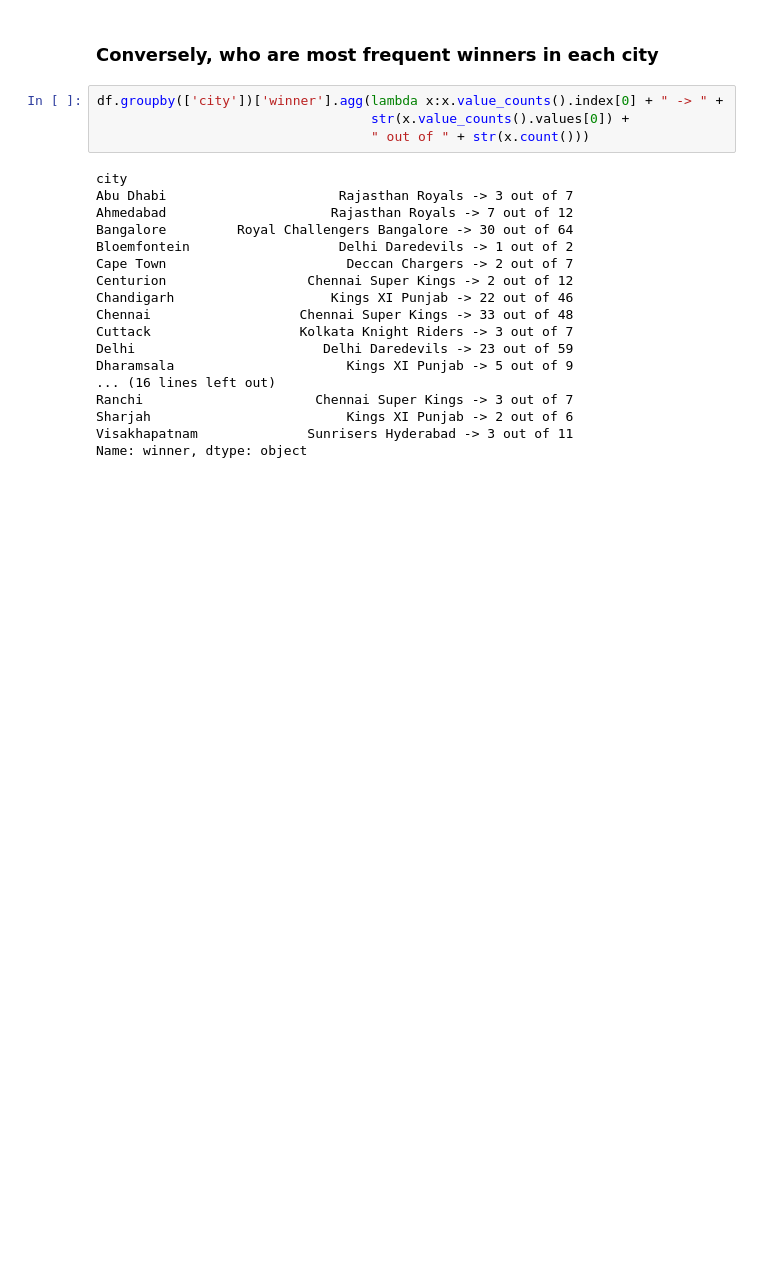
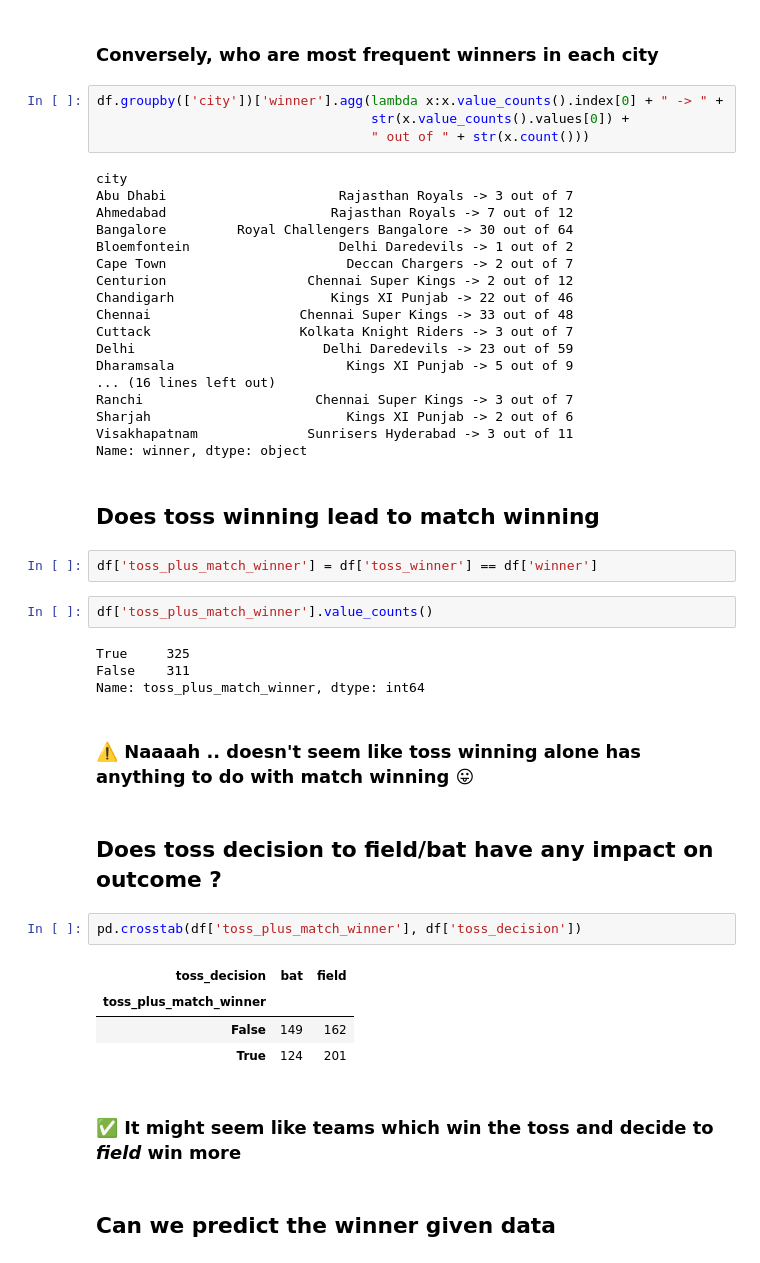
Before and after one commit to amit-sharma-hyd/axs-public, a Jupyter notebook: training/python/stats-basics/ipl-data-explore.ipynb, the cells around one changed output. Cells and saved outputs as stored; diff of their text form; blank space fills up the shorter version.

```diff
--- a/training/python/stats-basics/ipl-data-explore.ipynb
+++ b/training/python/stats-basics/ipl-data-explore.ipynb
@@ -315,3 +321,28 @@ Ranchi                      Chennai Super Kings -> 3 out of 7
 Sharjah                         Kings XI Punjab -> 2 out of 6
 Visakhapatnam              Sunrisers Hyderabad -> 3 out of 11
 Name: winner, dtype: object
+# %% [markdown]
+## Does toss winning lead to match winning
+# %%
+df['toss_plus_match_winner'] = df['toss_winner'] == df['winner']
+# %%
+df['toss_plus_match_winner'].value_counts()
+# %% [output]
+True     325
+False    311
+Name: toss_plus_match_winner, dtype: int64
+# %% [markdown]
+### ⚠️ Naaaah .. doesn't seem like toss winning alone has anything to do with match winning 😛
+# %% [markdown]
+## Does toss decision to field/bat have any impact on outcome ?
+# %%
+pd.crosstab(df['toss_plus_match_winner'], df['toss_decision'])
+# %% [output]
+| toss_decision | bat | field |
+| toss_plus_match_winner |  |  |
+| False | 149 | 162 |
+| True | 124 | 201 |
+# %% [markdown]
+### ✅ It might seem like teams which win the toss and decide to <i>field</i> win more
+# %% [markdown]
+## Can we predict the winner given data
```
Also changed, not shown: parts of 15 cells of this notebook, 2 other files.
